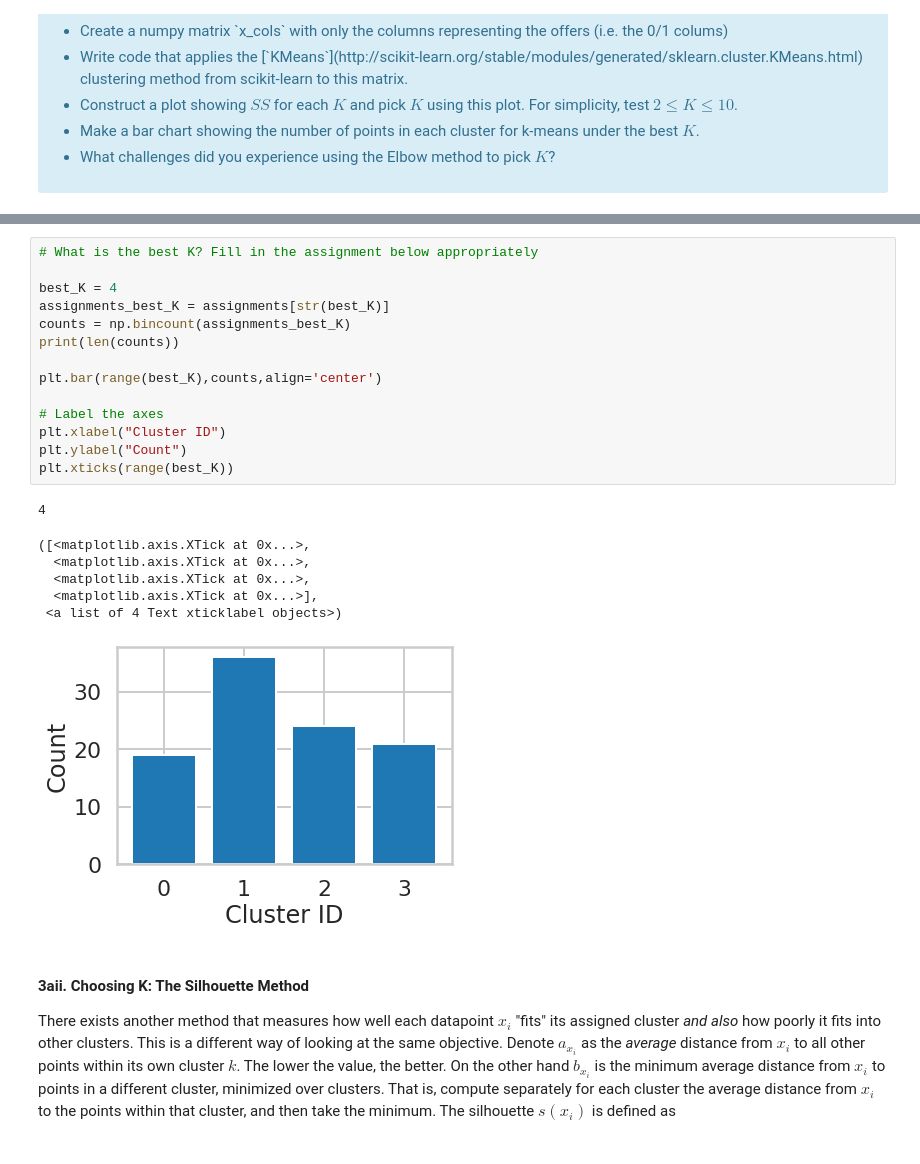
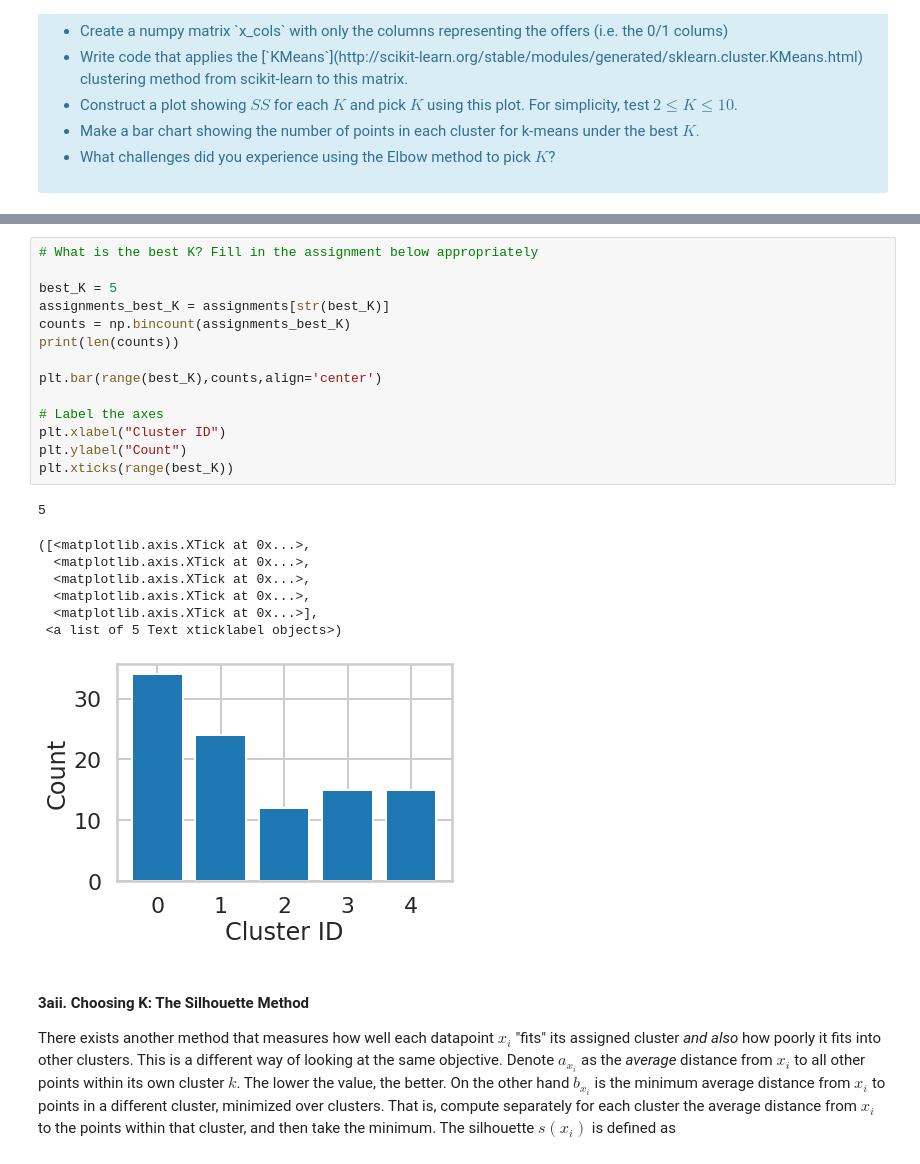
Before and after one commit to saimoom026/Springboard, a Jupyter notebook: springboard/Clustering Case Study/ClusteringCaseStudyCustomerSegmentationwithK_MeansTier3.ipynb, the cells around one changed output, grey strips where cells are left out. Saved outputs shown, nothing was run; the diff lists cells and outputs as text.

```diff
--- a/springboard/Clustering Case Study/ClusteringCaseStudyCustomerSegmentationwithK_MeansTier3.ipynb
+++ b/springboard/Clustering Case Study/ClusteringCaseStudyCustomerSegmentationwithK_MeansTier3.ipynb
@@ -173,25 +199,26 @@ Text(0, 0.5, 'Sum of Squares')
 # %%
 # What is the best K? Fill in the assignment below appropriately
 
-best_K = 4
+best_K = 5
 assignments_best_K = assignments[str(best_K)]
 counts = np.bincount(assignments_best_K)
 print(len(counts))
 
 plt.bar(range(best_K),counts,align='center')
 
 # Label the axes
 plt.xlabel("Cluster ID")
 plt.ylabel("Count")
 plt.xticks(range(best_K))
 # %% [output]
-4
+5
 ([<matplotlib.axis.XTick at 0x...>,
   <matplotlib.axis.XTick at 0x...>,
   <matplotlib.axis.XTick at 0x...>,
+  <matplotlib.axis.XTick at 0x...>,
   <matplotlib.axis.XTick at 0x...>],
- <a list of 4 Text xticklabel objects>)
+ <a list of 5 Text xticklabel objects>)
-[figure, old version]
+[figure, new version]
 # %% [markdown]
 #### 3aii. Choosing K: The Silhouette Method
 
```
Also changed, not shown: parts of 20 cells of this notebook.
